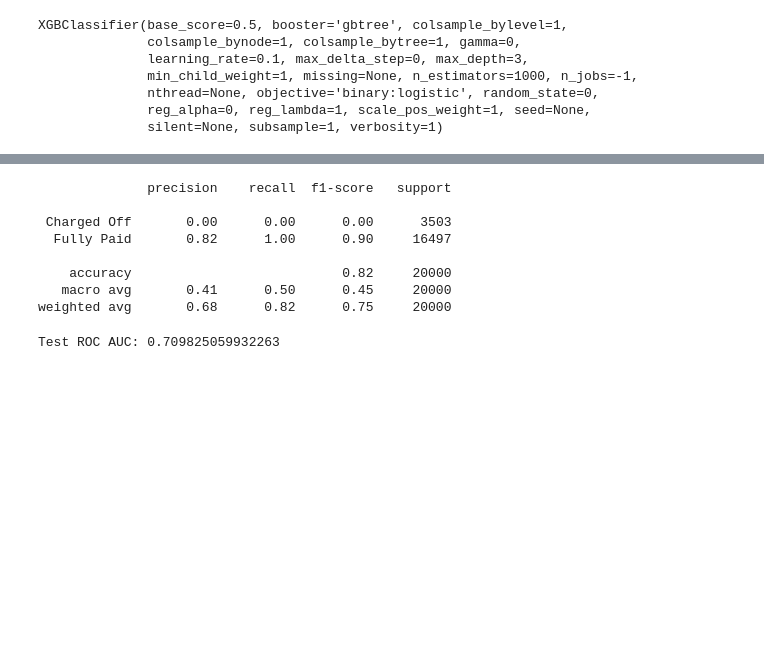
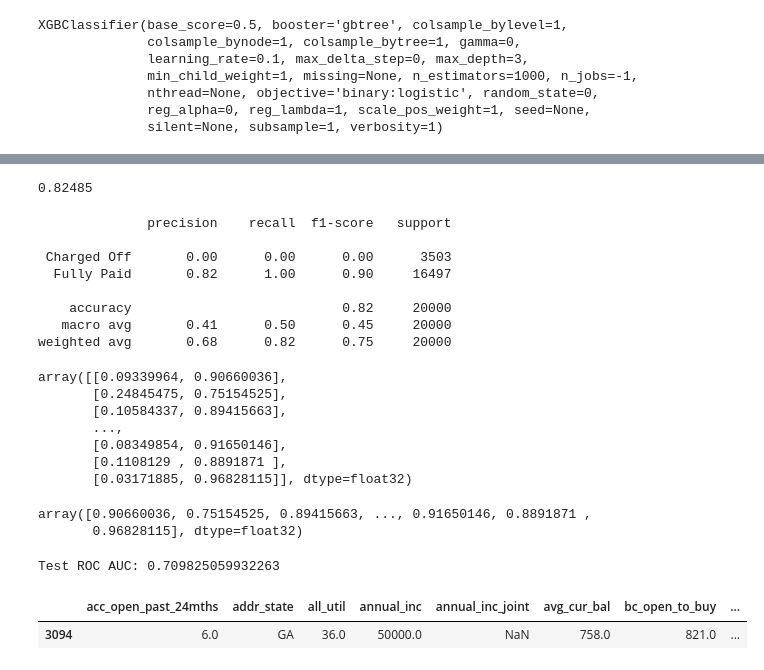
Before and after one commit to JimKing100/DS-Unit-2-Applied-Modeling, a Jupyter notebook: DS_Unit_2_Study_Guide.ipynb, the cells around one changed output, grey strips where cells are left out. Cells and saved outputs as stored; diff of their text form; code cells hidden in the pictures; blank space fills up the shorter version.

```diff
--- a/DS_Unit_2_Study_Guide.ipynb
+++ b/DS_Unit_2_Study_Guide.ipynb
@@ -273,3 +302,7 @@ accuracy_score(y_val, y_pred)
+# %%
+accuracy_score(y_val, y_pred)
+# %% [output]
+0.82485
 # %%
 print(classification_report(y_val, y_pred))
 # %% [output]
@@ -283,10 +316,31 @@ print(classification_report(y_val, y_pred))
 weighted avg       0.68      0.82      0.75     20000
 # %%
 X_test_processed = processor.transform(X_test)
-y_pred_proba = model.predict_proba(X_test_processed)[:, 1]
-print('Test ROC AUC:', roc_auc_score(y_test, y_pred_proba))
+tester = model.predict_proba(X_test_processed)
+tester
 # %% [output]
-Test ROC AUC: 0.709825059932263
+array([[0.09339964, 0.90660036],
+       [0.24845475, 0.75154525],
+       [0.10584337, 0.89415663],
+       ...,
+       [0.08349854, 0.91650146],
+       [0.1108129 , 0.8891871 ],
+       [0.03171885, 0.96828115]], dtype=float32)
+# %%
+y_pred_proba = model.predict_proba(X_test_processed)[:, 1]
+y_pred_proba
+# %% [output]
+array([0.90660036, 0.75154525, 0.89415663, ..., 0.91650146, 0.8891871 ,
+       0.96828115], dtype=float32)
+# %%
+print('Test ROC AUC:', roc_auc_score(y_test, y_pred_proba))
+# %% [output]
+Test ROC AUC: 0.709825059932263
+# %%
+X_test.iloc[[3094]]
+# %% [output]
+|  | acc_open_past_24mths | addr_state | all_util | annual_inc | annual_inc_joint | avg_cur_bal | bc_open_to_buy | ... |
+| 3094 | 6.0 | GA | 36.0 | 50000.0 | NaN | 758.0 | 821.0 | ... |
 # %%
 row = X_test.iloc[[3094]]
 
```
Also changed, not shown: parts of 6 cells of this notebook.
